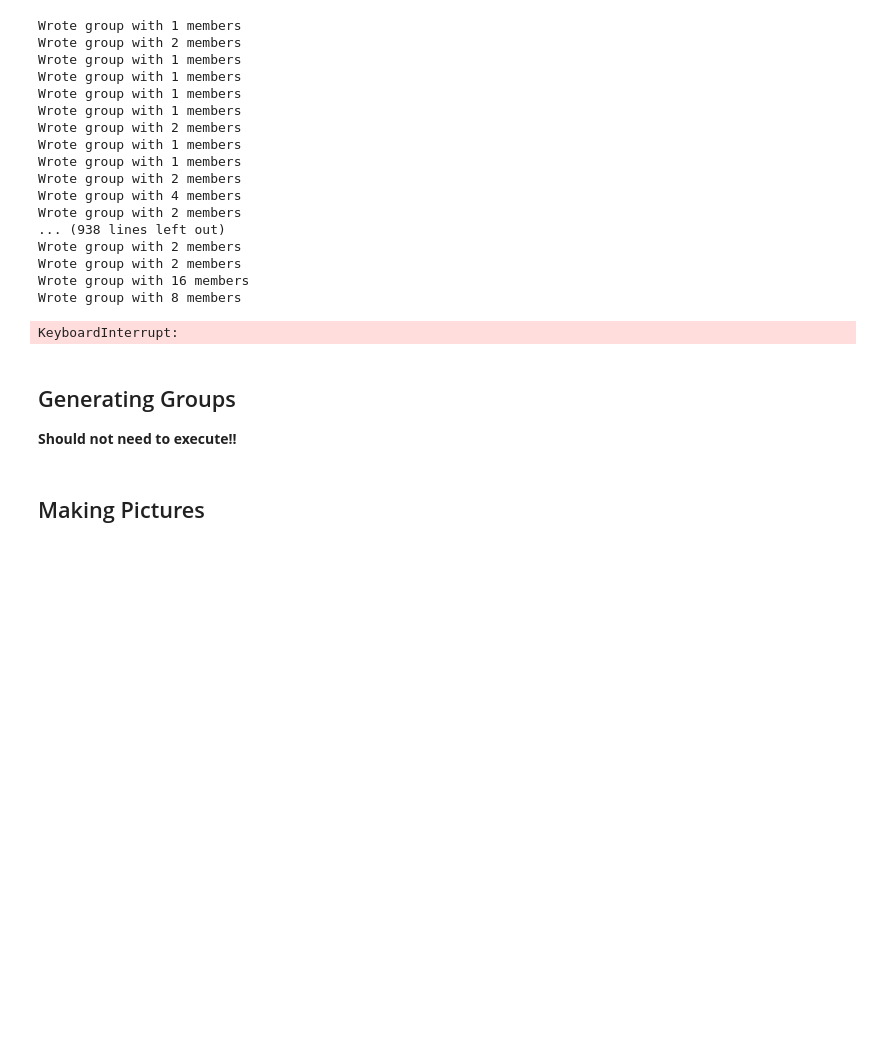
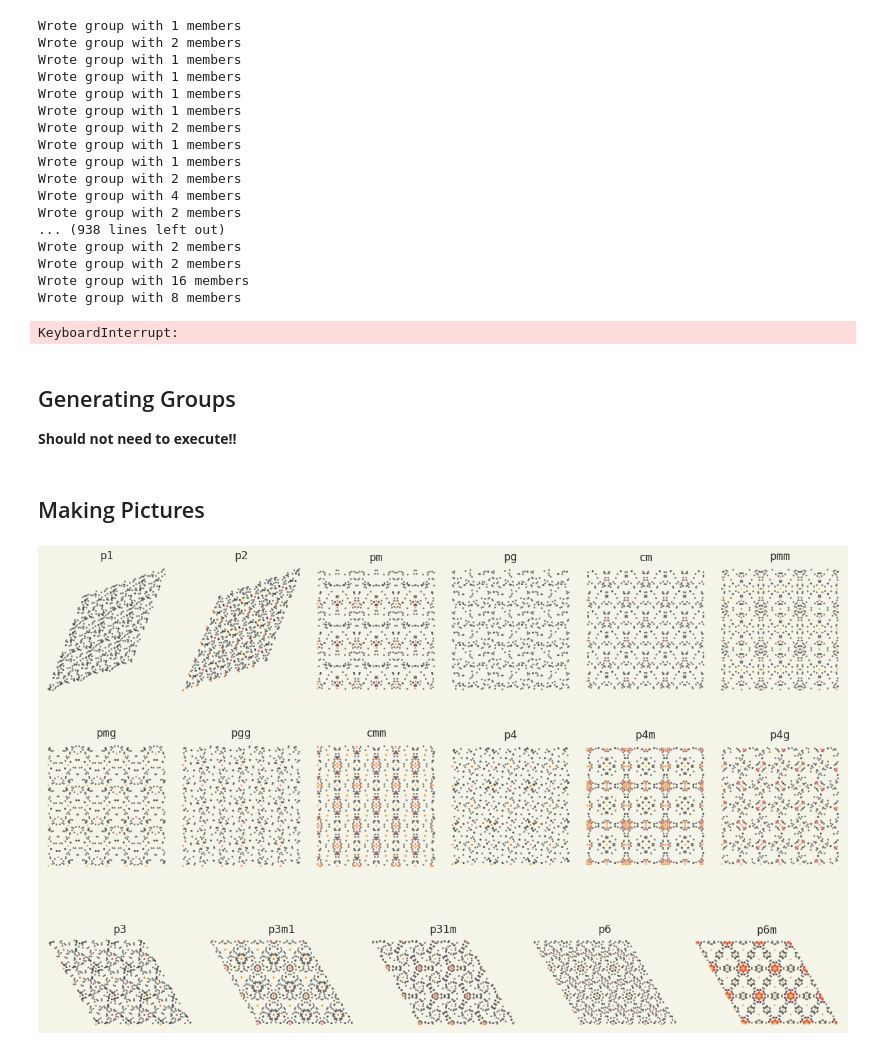
Before and after one commit to whitead/symd, a Jupyter notebook: groups/Groups.ipynb, the cells around one changed output. Drawn from its saved outputs; the diff is of its cells as text; code cells hidden in the pictures; blank space fills up the shorter version.

```diff
--- a/groups/Groups.ipynb
+++ b/groups/Groups.ipynb
@@ -360,14 +360,26 @@ with open('2dgroups.json', 'w') as f:
 # %% [markdown]
 ## Making Pictures
 # %%
-def plot_group(x, basis, g, title, show_basis=False, colors='black', n_images=2):
+import matplotlib.patches as patches
+
+def CubicEaseInOut(p):
+    if (p < 0.5):
+        return 4 * p * p * p
+    else:
+        f = ((2 * p) - 2)
+        return 0.5 * f * f * f + 1
+
+def plot_group(axis, x, basis, g, title, show_basis=False, colors='black',
+               n_images=2, background_color='#f5f4e9', alpha=0.5):
     basis = (g[0] @ basis.flatten()).reshape(basis.shape)
     if show_basis:
-        plt.plot([0, basis[0,0]], [0,basis[1,0]], '-', color='black')
-        plt.plot([0, basis[0,1]], [0,basis[1,1]], '-', color='black')
+        axis.plot([0, basis[0,0]], [0,basis[1,0]], '-', color='black')
+        axis.plot([0, basis[0,1]], [0,basis[1,1]], '-', color='black')
     n = list(range(-n_images, n_images + 1))
     # reduce x size to match group
+    # so we have approximately same points no matter which group
     npoints = x.shape[0] // len(g[1])
+    npoints = x.shape[0] if npoints == 0 else npoints
     x = x[:npoints, :]
     points = []
     if type(colors) is str:
@@ -376,49 +388,77 @@ def plot_group(x, basis, g, title, show_basis=False, colors='black', n_images=2)
         for w in g[1]:
             xw = np.mod((w @ x.T).T, 1)
             xc = (xw[:,:2] + ns) @ basis.T
-            plt.scatter(xc[:,0], xc[:,1], c=colors[:xc.shape[0]], marker='.', alpha=0.4,  edgecolors='none' )
+            if colors is None:
+                c = np.array(['white'] * xc.shape[0])
+                c[xc[:,1] > 0] = '#005bbb'
+                c[xc[:,1] < 0] = '#ffd500'
+                axis.scatter(xc[:,0], xc[:,1], c=c, marker='.', alpha=alpha,  edgecolors='none')
+            else:
+                axis.scatter(xc[:,0], xc[:,1], c=colors[:xc.shape[0]], marker='.', alpha=alpha, zorder=100, edgecolors='none' )
             points.append(xc[:,:2])
     x = np.vstack(points)
     #sns.kdeplot(x=x[:,0], y=x[:,1], shade=True, bw_adjust=0.2, cmap='Reds')
     if title:
-        plt.title(title)
-    plt.gca().set_aspect('equal')
-    plt.axis('off')
-    plt.gca().set_facecolor('#f5f4e9')
-    plt.gcf().patch.set_facecolor('#f5f4e9')
+        axis.set_title(title, fontsize=18, color='#333333',fontname='monospace')
+    axis.set_aspect('equal')
+    axis.axis('off')
+    axis.set_facecolor(background_color)
+    plt.gcf()
 
 def generate_points(x, basis, g):
     basis = (g[0] @ basis.flatten()).reshape(basis.shape)
     n = [0, -1, 1, -2, 2]
     # reduce x size to match group
     npoints = x.shape[0] // len(g[1])
     x = x[:npoints, :]
     points = []
     for i, ns in enumerate(itertools.product(n, repeat=2)):
         for w in g[1]:
             xw = np.mod((w @ x.T).T, 1)
             xc = (xw[:,:2] + ns) @ basis
             points.append(xc[:,:2])
     x = np.vstack(points)
     return x
 np.random.seed(0)
 npoints = 96
 x = np.hstack((np.random.uniform(size=(npoints,2)) - 0.5, np.ones((npoints,1))))
-basis = np.array([[1,0], [0,1]]) + np.random.uniform(size=(2,2))
-base_colors = ["f94144","f3722c","f8961e","f9844a","f9c74f","90be6d","43aa8b","4d908e","577590","277da1"]
+basis = np.array([[1,0], [0,1]]) + np.random.uniform(size=(2,2)) * 0.5
+#base_colors = ["f94144","f3722c","f8961e","f9844a","f9c74f","90be6d","43aa8b","4d908e","577590","277da1"]
 colors = ['#' + base_colors[i % len(base_colors)] for i in range(x.shape[0])]
+background_color = '#f5f4e9'
+titles = ['p1', 'p2', 'pm', 'pg', 'cm', 'pmm', 'pmg', 'pgg', 'cmm', 'p4', 'p4m', 'p4g', 'p3', 'p3m1', 'p31m', 'p6', 'p6m']
+mosaic = [
+'A' * 5, 'B' * 5, 'C' * 5, 'D' * 5, 'E' * 5, 'F' * 5, '\n',
+'G' * 5, 'H' * 5, 'I' * 5, 'J' * 5, 'K' * 5, 'L' * 5, '\n',
+'M' * 6, 'N' * 6, 'O' * 6, 'P' * 6, 'Q' * 6, '\n',
+]
+names = 'ABCDEFGHIJKLMNOPQ'
+fig = plt.figure(constrained_layout=False, figsize=(18,12))
+axes = fig.subplot_mosaic(''.join(mosaic))
+# clear out
+for n in names:
+    a = axes[n]
+    a.axis('off')
+    a.set_facecolor(background_color)
 for i in range(1, 18):
     group = load_group(i, 2)
-    plt.figure(figsize=(8,8))
+    fig.patch.set_facecolor(background_color)
+    axis = axes[names[i - 1]]
     projector = projectors2d[group['lattice']]
     members = [str2mat(i) for i in group['genpos']]
-    plot_group(x, basis, (projector, members), title=None, show_basis=True, colors='black')
+    plot_group(axis, x, basis, (projector, members), title=titles[i - 1],
+               show_basis=False, n_images=1, colors='#333', background_color=background_color,
+              alpha = 0.6)
     for j,sp in enumerate(group['specpos']):
         members = [str2mat(i) for i in sp['sites']]
-        plot_group(x, basis, (projector, members), title=None,
-                   show_basis=False, colors=['#' + base_colors[j]] * x.shape[0])
-    plt.tight_layout()
-    plt.savefig(f'2d_{i}' + '.png', dpi=90)
+        sub_colors = ['#' + base_colors[j]] * x.shape[0]
+        plot_group(axis, x[:3], basis, (projector, members), title=None,
+                   show_basis=False, n_images=1, colors=sub_colors,
+                      background_color=background_color, alpha=0.6)
+plt.tight_layout()
+plt.savefig(f'wallpaper.jpg', dpi=300)
+# %% [output]
+[figure, added]
 # %%
 # make a movie
 from moviepy.editor import VideoClip
```
Also changed, not shown: parts of 1 cell of this notebook, 6 other files.
